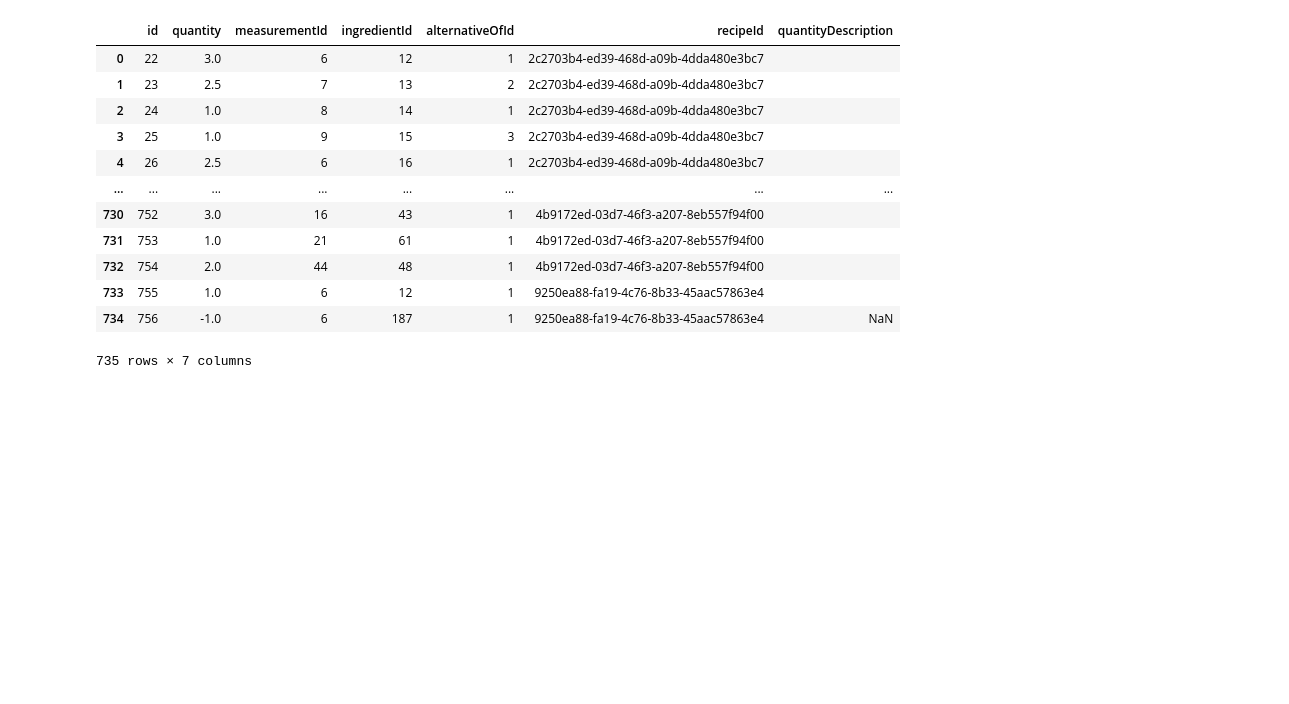
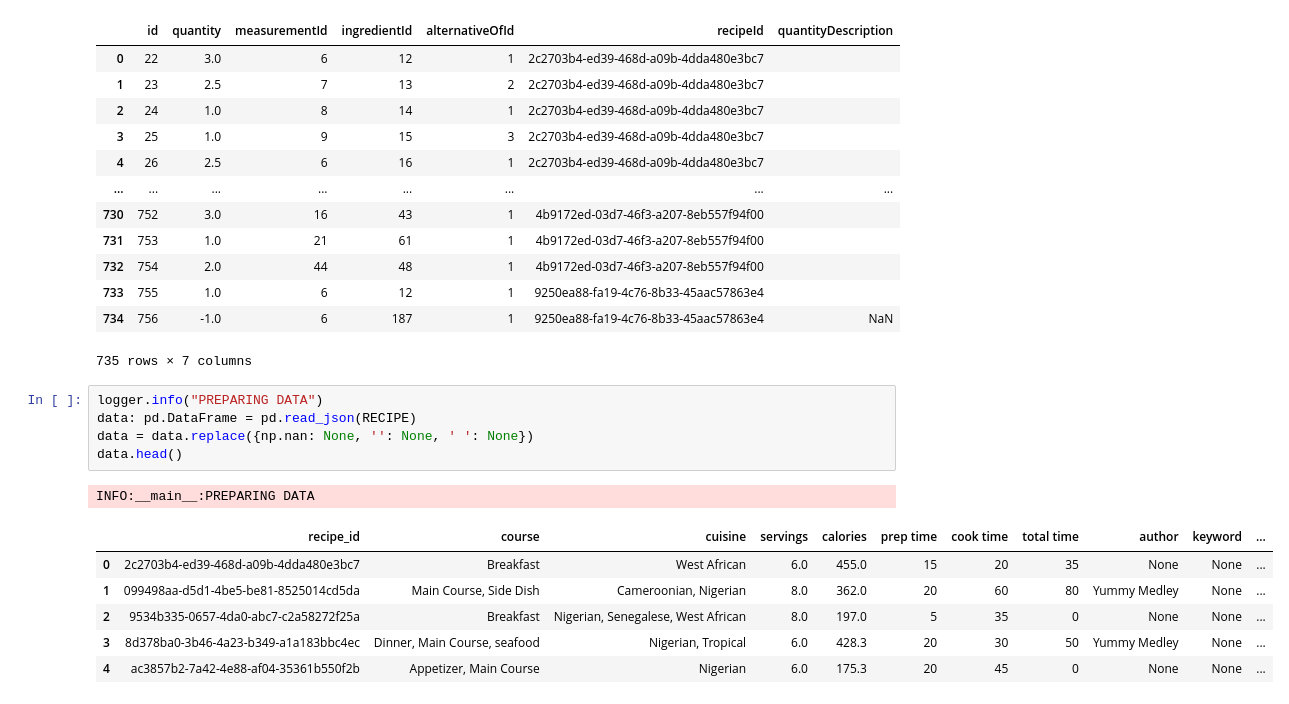
Before and after one commit to Ci-re/digest-dub, a Jupyter notebook: app/notebooks/notebook_01.ipynb, the cells around one changed output. Drawn from its saved outputs; the diff is of its cells as text; blank space fills up the shorter version.

```diff
--- a/app/notebooks/notebook_01.ipynb
+++ b/app/notebooks/notebook_01.ipynb
@@ -272,3 +212,16 @@ rti_copy
 | 733 | 755 | 1.0 | 6 | 12 | 1 | 9250ea88-fa19-4c76-8b33-45aac57863e4 |  |
 | 734 | 756 | -1.0 | 6 | 187 | 1 | 9250ea88-fa19-4c76-8b33-45aac57863e4 | NaN |
 735 rows × 7 columns
+# %%
+logger.info("PREPARING DATA")
+data: pd.DataFrame = pd.read_json(RECIPE)
+data = data.replace({np.nan: None, '': None, ' ': None})
+data.head()
+# %% [output]
+INFO:__main__:PREPARING DATA
+|  | recipe_id | course | cuisine | servings | calories | prep time | cook time | total time | author | keyword | ... |
+| 0 | 2c2703b4-ed39-468d-a09b-4dda480e3bc7 | Breakfast | West African | 6.0 | 455.0 | 15 | 20 | 35 | None | None | ... |
+| 1 | 099498aa-d5d1-4be5-be81-8525014cd5da | Main Course, Side Dish | Cameroonian, Nigerian | 8.0 | 362.0 | 20 | 60 | 80 | Yummy Medley | None | ... |
+| 2 | 9534b335-0657-4da0-abc7-c2a58272f25a | Breakfast | Nigerian, Senegalese, West African | 8.0 | 197.0 | 5 | 35 | 0 | None | None | ... |
+| 3 | 8d378ba0-3b46-4a23-b349-a1a183bbc4ec | Dinner, Main Course, seafood | Nigerian, Tropical | 6.0 | 428.3 | 20 | 30 | 50 | Yummy Medley | None | ... |
+| 4 | ac3857b2-7a42-4e88-af04-35361b550f2b | Appetizer, Main Course | Nigerian | 6.0 | 175.3 | 20 | 45 | 0 | None | None | ... |
```
Also changed, not shown: parts of 2 cells of this notebook, 3 other files.
